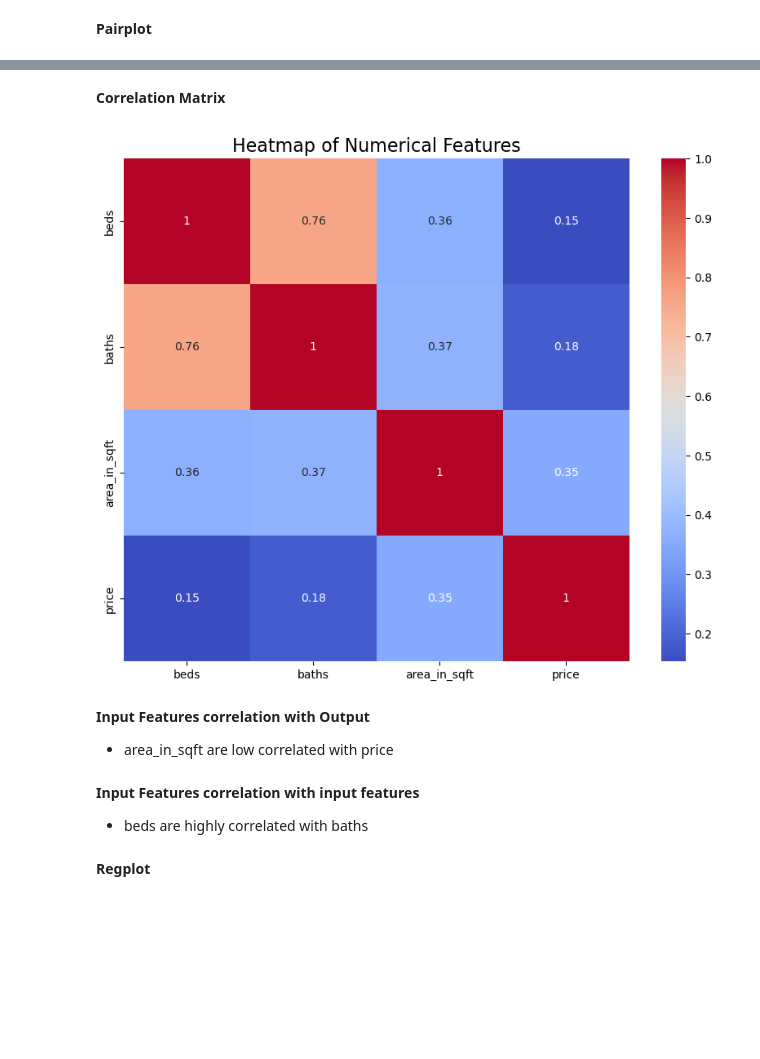
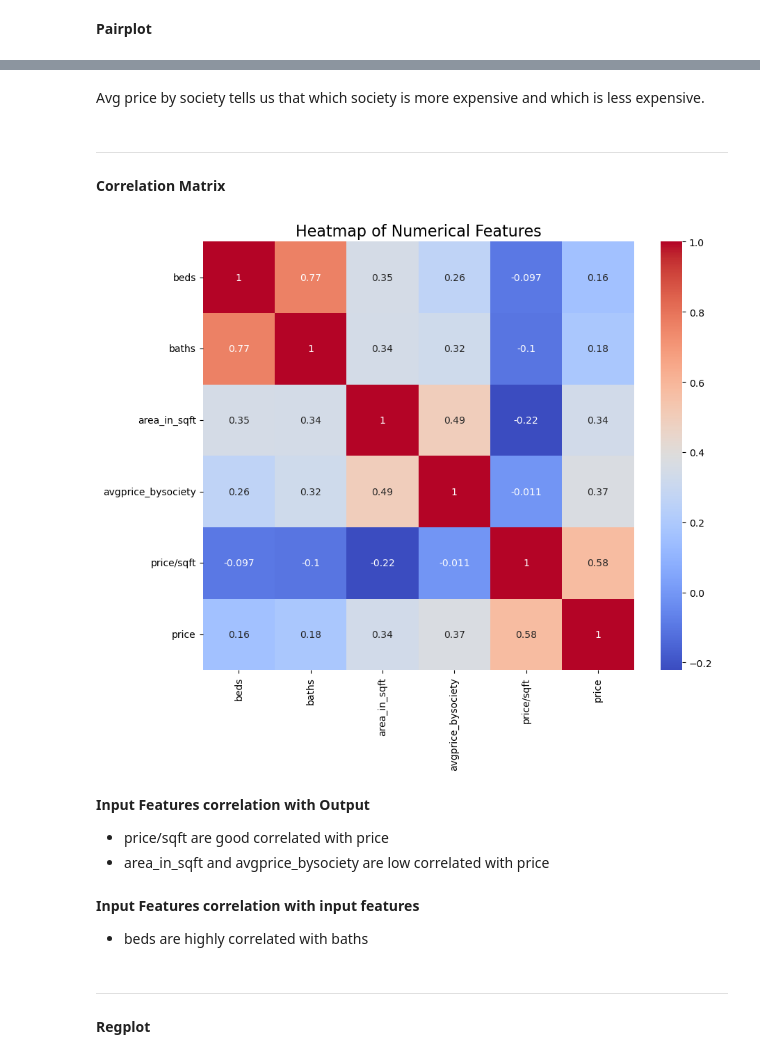
Before and after one commit to danisharain12/Price-Prediction-of-Karachi-Houses, a Jupyter notebook: Houses_Price_Prediction_of_Karachi.ipynb, the cells around one changed output, grey strips where cells are left out. Cells and saved outputs as stored; diff of their text form; code cells hidden in the pictures; blank space fills up the shorter version.

```diff
--- a/Houses_Price_Prediction_of_Karachi.ipynb
+++ b/Houses_Price_Prediction_of_Karachi.ipynb
@@ -273,6 +285,6 @@ plt.show()
 # %%
 df = df[df['baths'] <= 8]
 # %%
-df = df[df['area_in_sqft'] <= 19000]
+df = df[df['area_in_sqft'] <= 36000]
 # %%
-df = df[df['price'] < 1600000000]
+df = df[df['price'] <= 1000000000]
@@ -428,21 +464,32 @@ plt.show()
+# %%
+df['price/sqft'] = df['price'] / df['area_in_sqft']
+# %% [markdown]
+Avg price by society tells us that which society is more expensive and which is less expensive.
+# %%
+df['avgprice_bysociety'] = df.groupby('society')['price'].transform('mean')
+# %% [markdown]
+-----------
 # %% [markdown]
 **Correlation Matrix**
 # %%
-num = ['beds', 'baths', 'area_in_sqft', 'price']
+num = ['beds', 'baths', 'area_in_sqft','avgprice_bysociety','price/sqft' ,'price']
 
 plt.figure(figsize = (10, 8))
 sns.heatmap(df[num].corr(), annot = True, cmap = 'coolwarm')
 plt.title('Heatmap of Numerical Features', fontsize = 16)
 
 plt.show()
 # %% [output]
-[figure, old version]
+[figure, new version]
 # %% [markdown]
 **Input Features correlation with Output**
-- area_in_sqft are low correlated with price
+- price/sqft are good correlated with price
+- area_in_sqft and avgprice_bysociety are low correlated with price
 # %% [markdown]
 **Input Features correlation with input features**
 - beds are highly correlated with baths
+# %% [markdown]
+----------
 # %% [markdown]
 **Regplot**
 # %%
```
Also changed, not shown: parts of 46 cells of this notebook.
